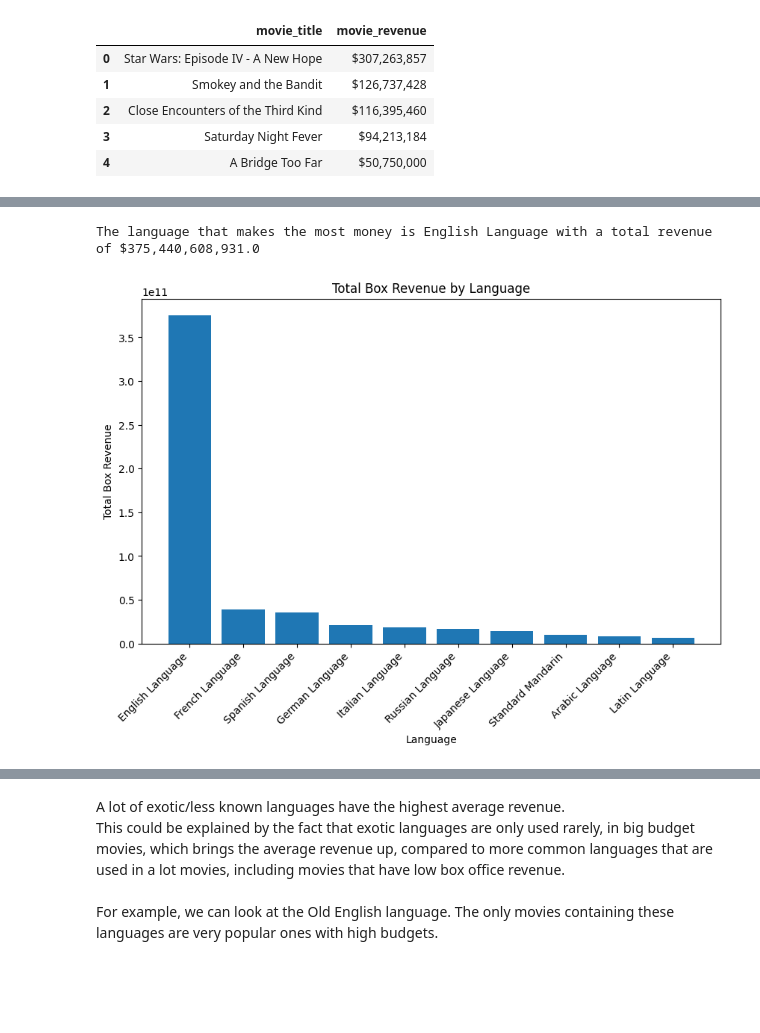
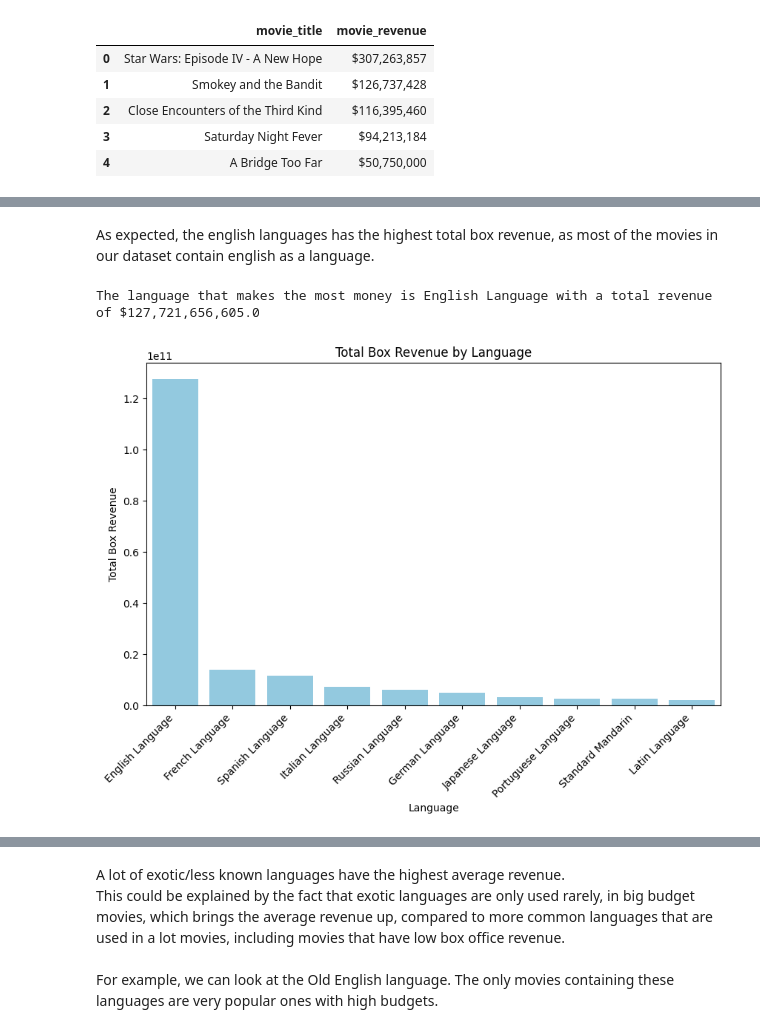
Before and after one commit to epfl-ada/ada-2023-project-pandalysts, a Jupyter notebook: init_pipeline.ipynb, the cells around one changed output, grey strips where cells are left out. Cells and saved outputs as stored; diff of their text form; code cells hidden in the pictures; blank space fills up the shorter version.

```diff
--- a/init_pipeline.ipynb
+++ b/init_pipeline.ipynb
@@ -163,20 +271,26 @@ display(merged_df.loc[merged_df['Movie_name'] == 'Coming to America'])
+# %%
+matched_data = pd.read_csv("data/matched_data.csv")
+merged_df = matched_data.copy(deep=True)
+merged_df['Movie_languages_clean'] = merged_df['Movie_languages'].apply(ast.literal_eval).apply(lambda x: list(x.values()))
+# %% [markdown]
+As expected, the english languages has the highest total box revenue, as most of the movies in our dataset contain english as a language.
 # %%
 df_language = merged_df[['Freebase_movie_ID', 'Movie_name', 'Movie_box_office_revenue', 'Movie_languages_clean']]
 df_language = df_language.explode('Movie_languages_clean')
 language_revenue = df_language.groupby('Movie_languages_clean')['Movie_box_office_revenue'].sum().reset_index()
 language_revenue = language_revenue.sort_values(by='Movie_box_office_revenue', ascending=False)
 
 plt.figure(figsize=(10, 6))
-plt.bar(language_revenue['Movie_languages_clean'][:10], language_revenue['Movie_box_office_revenue'][:10])
+sns.barplot(language_revenue.head(10), x='Movie_languages_clean', y='Movie_box_office_revenue', color='skyblue')
 plt.xlabel('Language')
 plt.ylabel('Total Box Revenue')
 plt.title('Total Box Revenue by Language')
 plt.xticks(rotation=45, ha='right')
 
 language_revenue = language_revenue.sort_values(by='Movie_box_office_revenue', ascending=False)
 top_language = language_revenue.iloc[0]['Movie_languages_clean']
 top_revenue = language_revenue.iloc[0]['Movie_box_office_revenue']
 print(f"The language that makes the most money is {top_language} with a total revenue of ${top_revenue:,}")
 # %% [output]
-The language that makes the most money is English Language with a total revenue of $375,440,608,931.0
+The language that makes the most money is English Language with a total revenue of $127,721,656,605.0
-[figure, old version]
+[figure, new version]
```
Also changed, not shown: parts of 21 cells of this notebook.
